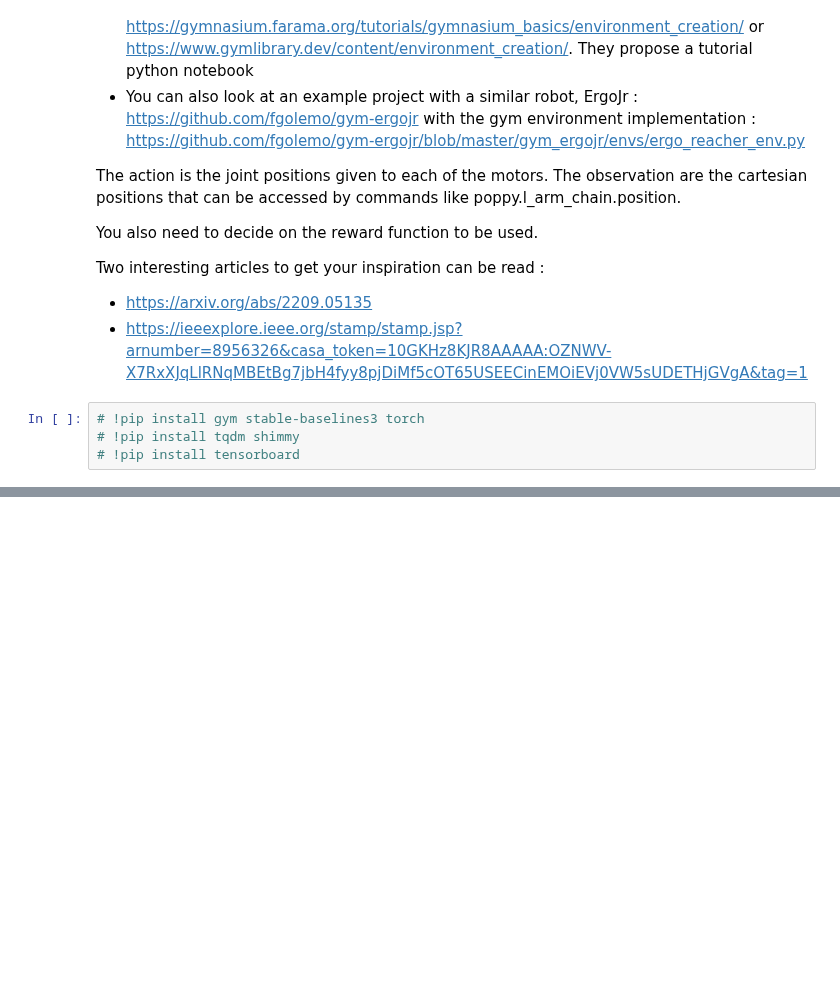
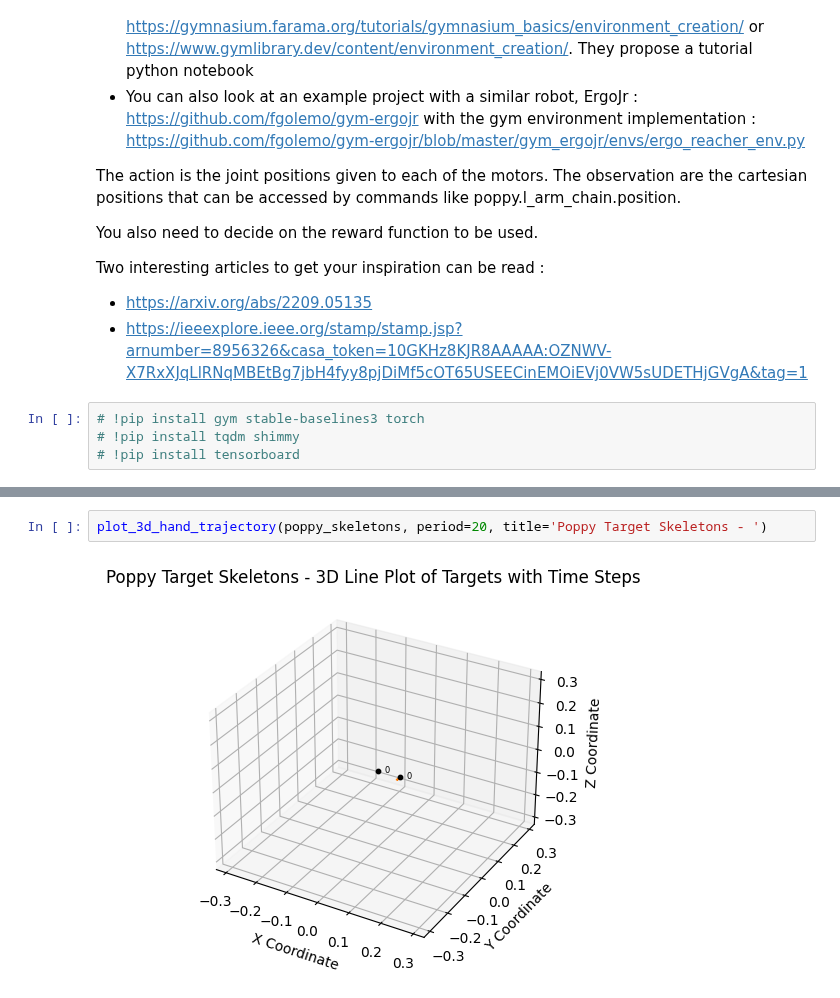
Before and after one commit to anaele-paris/Poppy, a Jupyter notebook: sujet_upper_body_imitation_anaele.ipynb, the cells around one changed output, grey strips where cells are left out. Drawn from its saved outputs; the diff is of its cells as text; blank space fills up the shorter version.

```diff
--- a/sujet_upper_body_imitation_anaele.ipynb
+++ b/sujet_upper_body_imitation_anaele.ipynb
@@ -1117,0 +1122,4 @@ False
+# %%
+plot_3d_hand_trajectory(poppy_skeletons, period=20, title='Poppy Target Skeletons - ')
+# %% [output]
+[figure, added]
```
Also changed, not shown: parts of 17 cells of this notebook, 31 other files.
